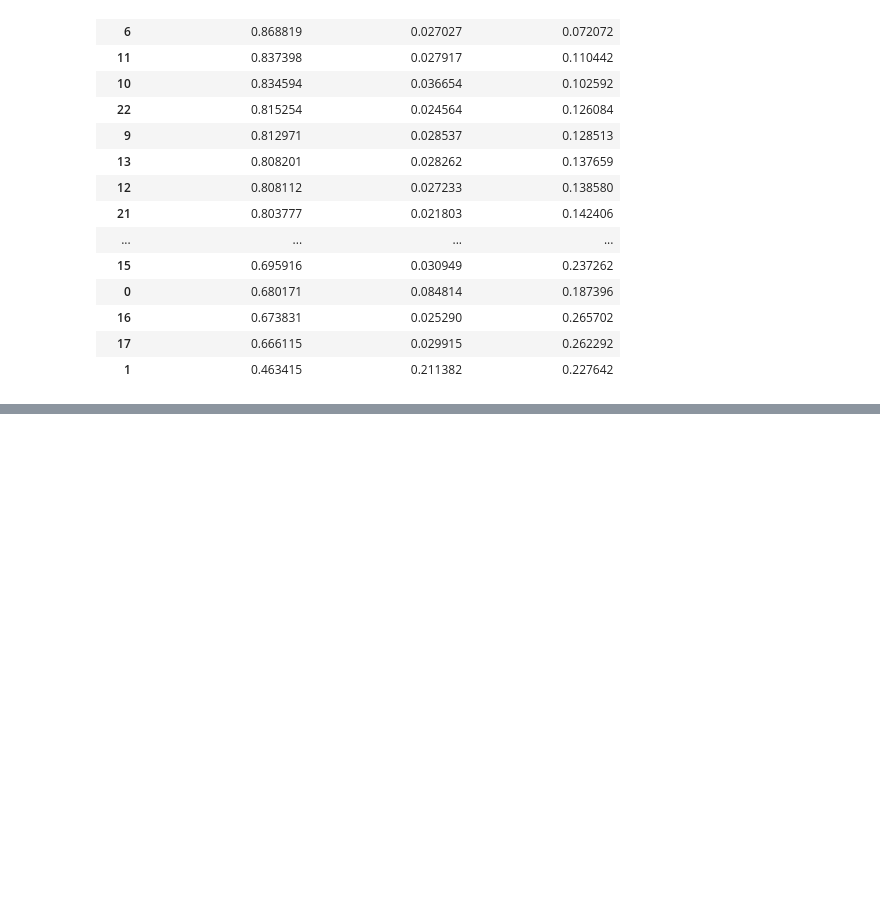
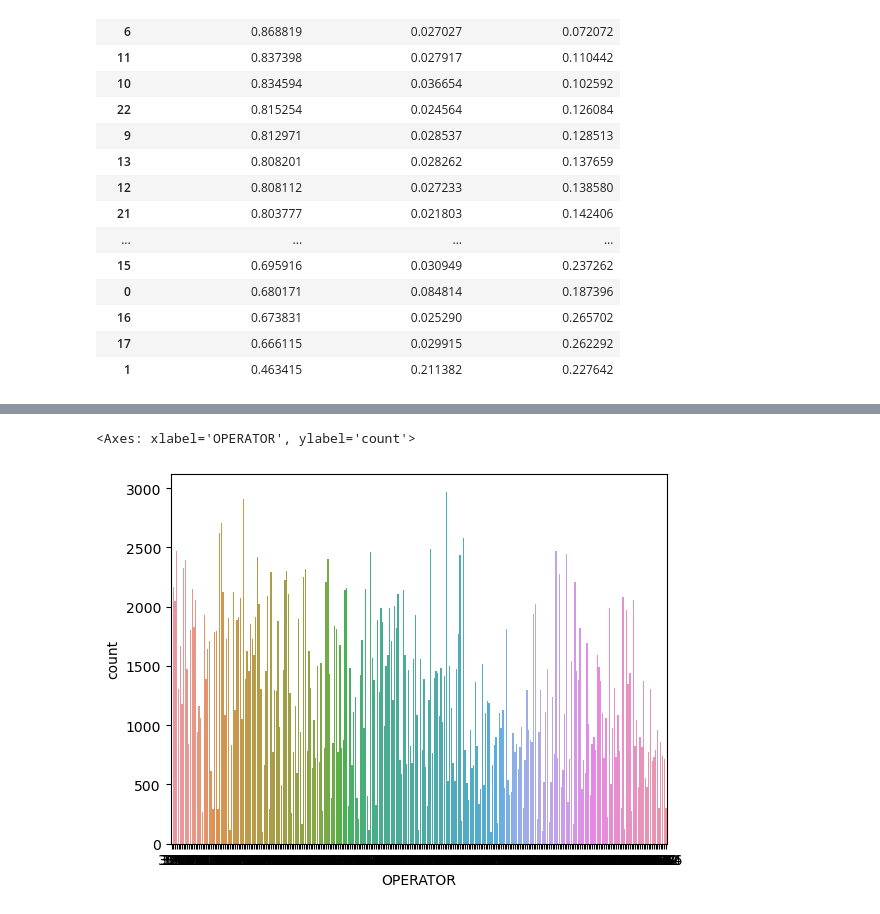
Before and after one commit to NSS-Data-Analytics-Cohort-11/wego-the-great-khans, a Jupyter notebook: notebooks/WeGo exploration.ipynb, the cells around one changed output, grey strips where cells are left out. Cells and saved outputs as stored; diff of their text form; code cells hidden in the pictures; blank space fills up the shorter version.

Commit message:
working on visuals for presentation

```diff
--- a/notebooks/WeGo exploration.ipynb
+++ b/notebooks/WeGo exploration.ipynb
@@ -1136,0 +723,4 @@ clean_hdway[clean_hdway['ROUTE_STOP_SEQUENCE']==1.0]
+# %%
+#filtering by drivers with at least 100 stops driven
+driver_trips_100 = driver_trips[driver_trips['count']>=100]
+driver_trips_100
@@ -1136,0 +741,8 @@ clean_hdway[clean_hdway['ROUTE_STOP_SEQUENCE']==1.0]
+# %%
+sns.barplot(
+    x="OPERATOR",
+    y="count",
+    data=driver_trips_100)
+# %% [output]
+<Axes: xlabel='OPERATOR', ylabel='count'>
+[figure, added]
```
Also changed, not shown: parts of 65 cells of this notebook, 3 other files.
